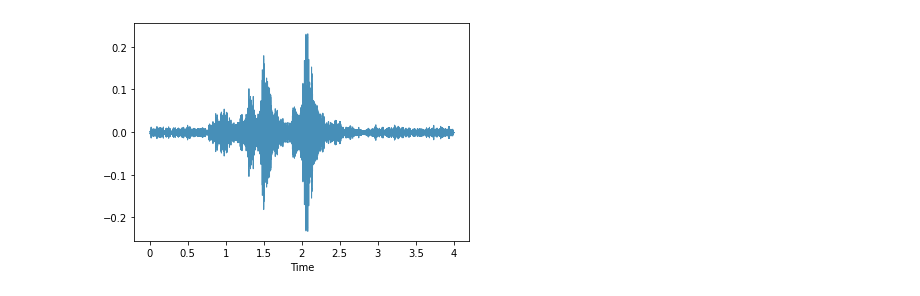
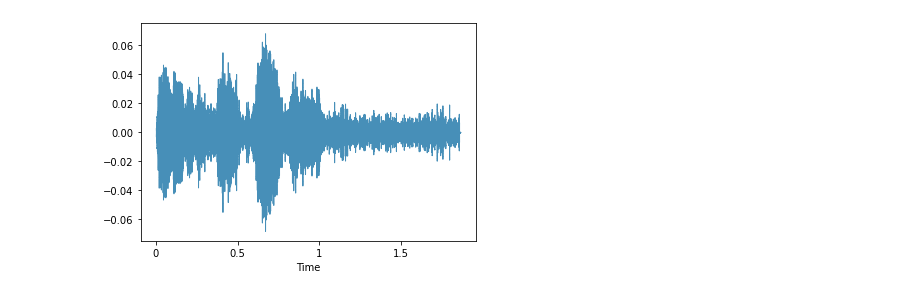
Before and after one commit to Oraby404/SpeechEmotionRecognition_Pytorch, a Jupyter notebook: pytorch.ipynb, the cells around one changed output. Saved outputs shown, nothing was run; the diff lists cells and outputs as text; code cells hidden in the pictures.

```diff
--- a/pytorch.ipynb
+++ b/pytorch.ipynb
@@ -53,7 +45,8 @@ audio_df = pd.DataFrame(processed_data, columns=['Filepath', 'Emotion'])
 audio_arrays = []
 
 for i in audio_df['Filepath']:
-    x, sr = librosa.load(i, sr=44100)
+    # audio sr = 16000
+    x, sr = librosa.load(i, sr=None, offset=0.6)
     audio_arrays.append(x)
 
 audio_df['Arrays'] = audio_arrays
@@ -120,10 +113,10 @@ IPython.display.Audio(neufile.iloc[0])
 # %%
 sadfile = audio_df[audio_df['Emotion'] == 'sad']['Filepath']
 sadarray = audio_df[audio_df['Emotion'] == 'sad']['Arrays']
 
-librosa.display.waveshow(sadarray.iloc[0], color='#478FB8')
-IPython.display.Audio(sadfile.iloc[0])
+librosa.display.waveshow(sadarray.iloc[1100], color='#478FB8')
+IPython.display.Audio(sadfile.iloc[1100])
 # %% [output]
 [interactive output not drawn]
-[figure, old version]
+[figure, new version]
 # %%
```
Also changed, not shown: parts of 25 cells of this notebook.
